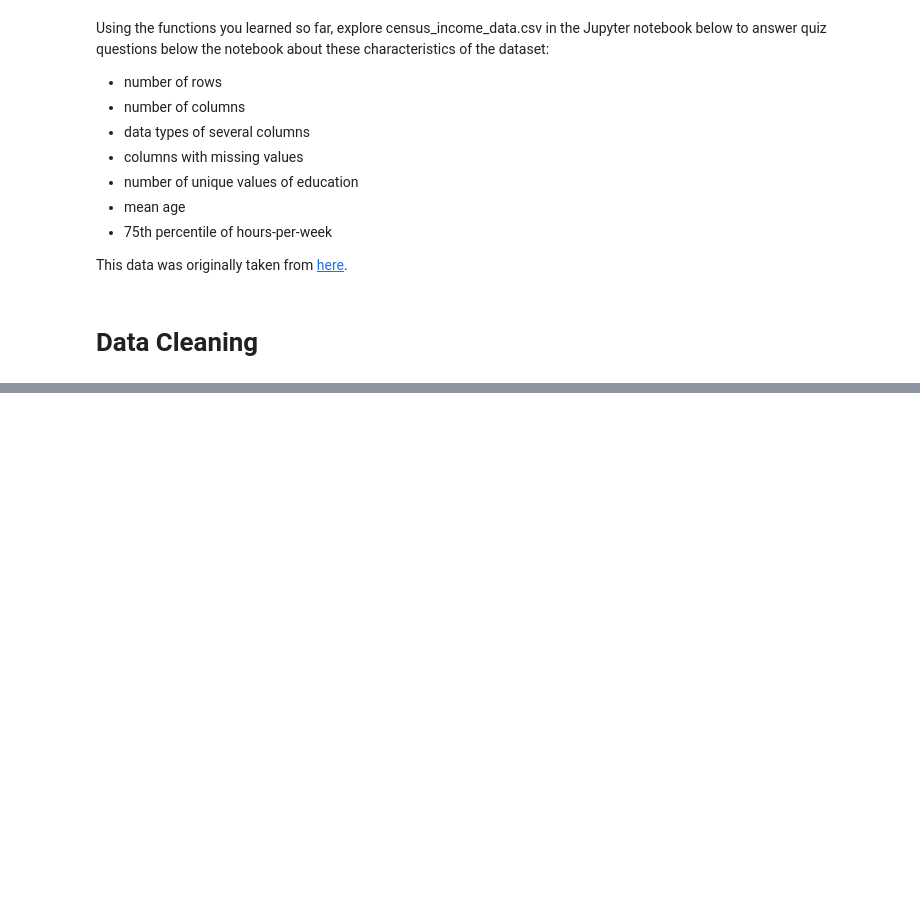
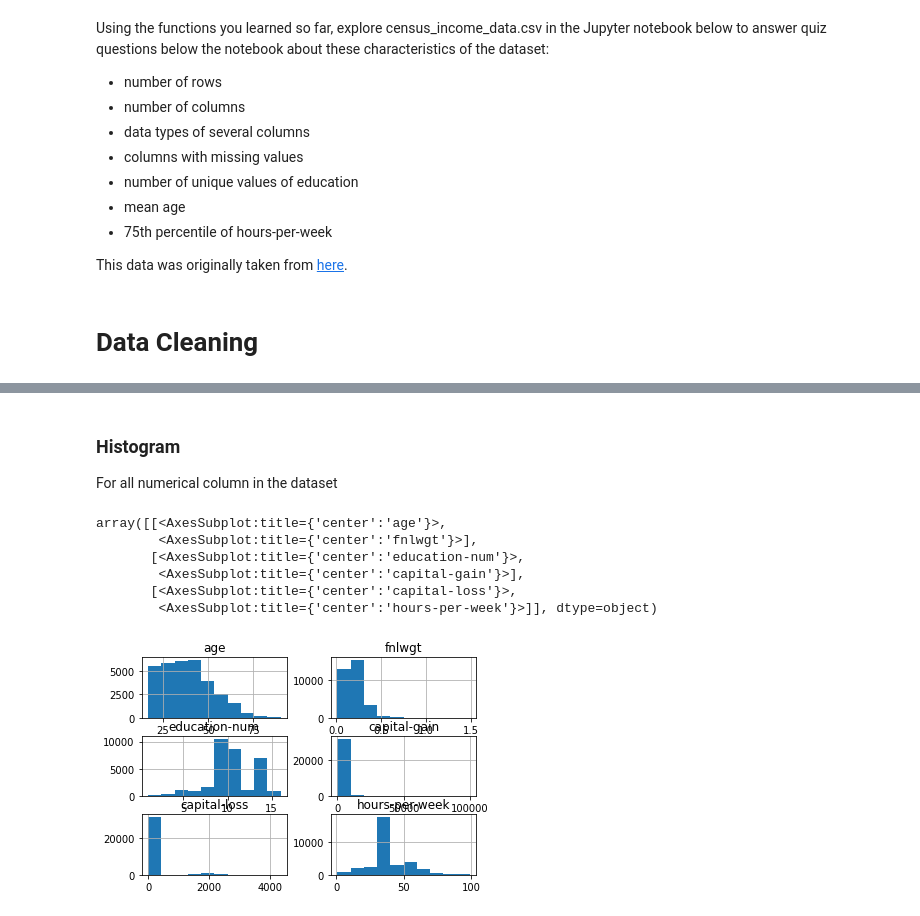
Before and after one commit to alihussainia/Data-Wrangling, a Jupyter notebook: DataWrangling.ipynb, the cells around one changed output, grey strips where cells are left out. Saved outputs shown, nothing was run; the diff lists cells and outputs as text; code cells hidden in the pictures; blank space fills up the shorter version.

```diff
--- a/DataWrangling.ipynb
+++ b/DataWrangling.ipynb
@@ -456,0 +569,5 @@ This data was originally taken from [here](https://archive.ics.uci.edu/ml/datase
+# %%
+import pandas as pd
+%matplotlib inline
+
+df_census = pd.read_csv('data/census_income_data.csv')
@@ -456,0 +594,14 @@ This data was originally taken from [here](https://archive.ics.uci.edu/ml/datase
+# %% [markdown]
+### Histogram
+
+For all numerical column in the dataset
+# %%
+df_census.hist() # too much crowded
+# %% [output]
+array([[<AxesSubplot:title={'center':'age'}>,
+        <AxesSubplot:title={'center':'fnlwgt'}>],
+       [<AxesSubplot:title={'center':'education-num'}>,
+        <AxesSubplot:title={'center':'capital-gain'}>],
+       [<AxesSubplot:title={'center':'capital-loss'}>,
+        <AxesSubplot:title={'center':'hours-per-week'}>]], dtype=object)
+[figure, added]
```
Also changed, not shown: parts of 78 cells of this notebook.
